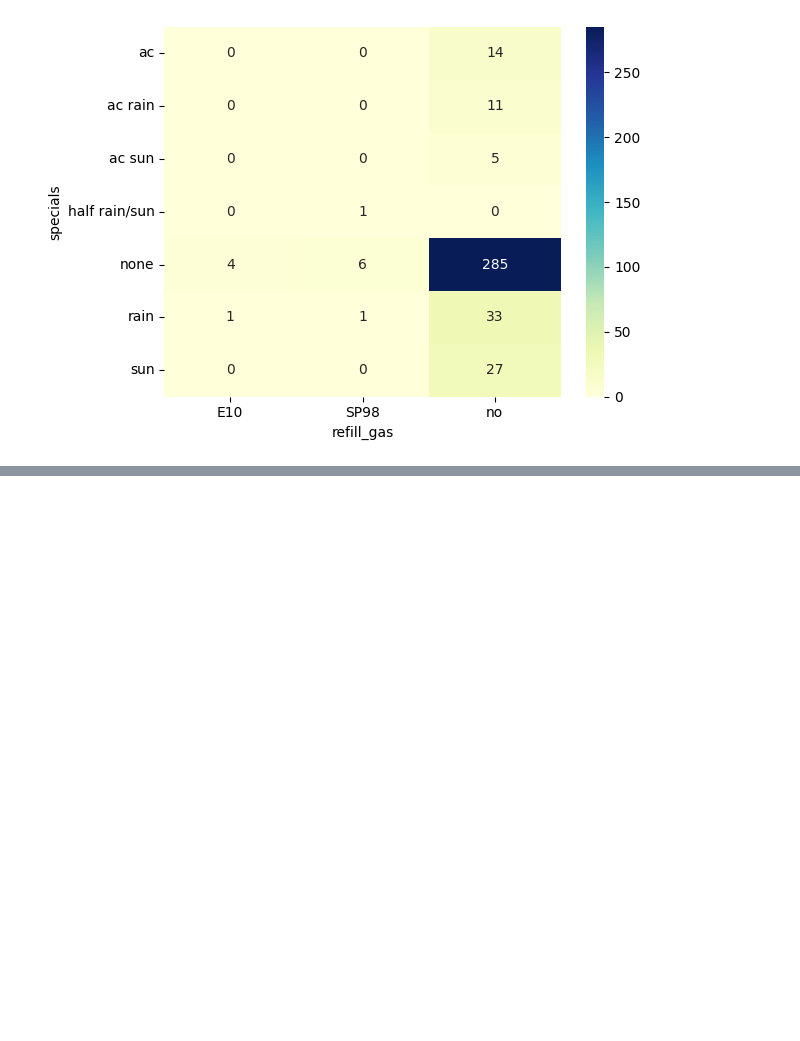
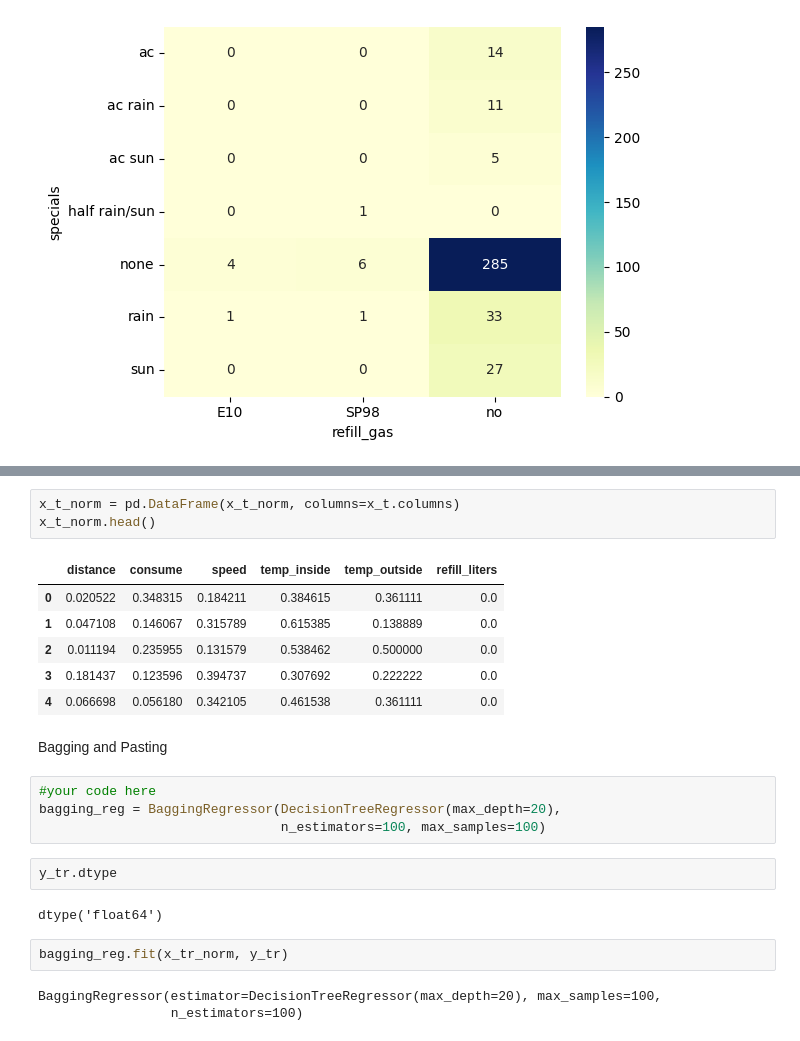
Before and after one commit to DmanDSR/technical_challenge_DA, a Jupyter notebook: Main.ipynb, the cells around one changed output, grey strips where cells are left out. Saved outputs shown, nothing was run; the diff lists cells and outputs as text; blank space fills up the shorter version.

```diff
--- a/Main.ipynb
+++ b/Main.ipynb
@@ -1041,0 +1105,25 @@ sns.heatmap(ct_d_s_r, annot=True, cmap="YlGnBu", fmt="d")
+# %%
+x_t_norm = pd.DataFrame(x_t_norm, columns=x_t.columns)
+x_t_norm.head()
+# %% [output]
+|  | distance | consume | speed | temp_inside | temp_outside | refill_liters |
+| 0 | 0.020522 | 0.348315 | 0.184211 | 0.384615 | 0.361111 | 0.0 |
+| 1 | 0.047108 | 0.146067 | 0.315789 | 0.615385 | 0.138889 | 0.0 |
+| 2 | 0.011194 | 0.235955 | 0.131579 | 0.538462 | 0.500000 | 0.0 |
+| 3 | 0.181437 | 0.123596 | 0.394737 | 0.307692 | 0.222222 | 0.0 |
+| 4 | 0.066698 | 0.056180 | 0.342105 | 0.461538 | 0.361111 | 0.0 |
+# %% [markdown]
+Bagging and Pasting
+# %%
+#your code here
+bagging_reg = BaggingRegressor(DecisionTreeRegressor(max_depth=20),
+                               n_estimators=100, max_samples=100)
+# %%
+y_tr.dtype
+# %% [output]
+dtype('float64')
+# %%
+bagging_reg.fit(x_tr_norm, y_tr)
+# %% [output]
+BaggingRegressor(estimator=DecisionTreeRegressor(max_depth=20), max_samples=100,
+                 n_estimators=100)
```
Also changed, not shown: parts of 30 cells of this notebook.
